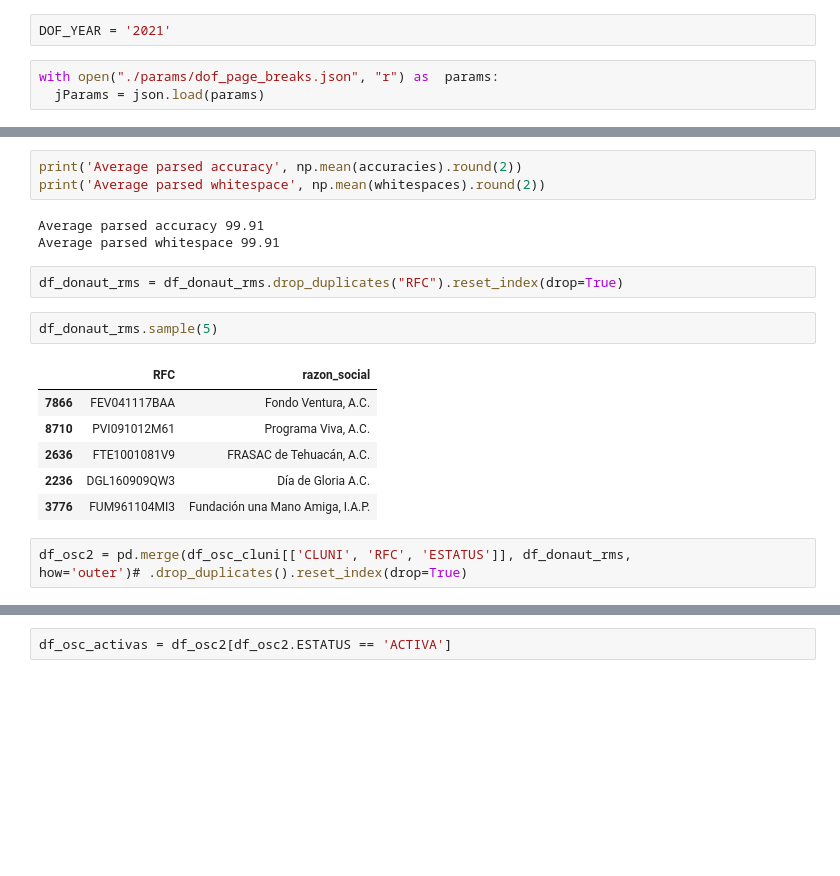
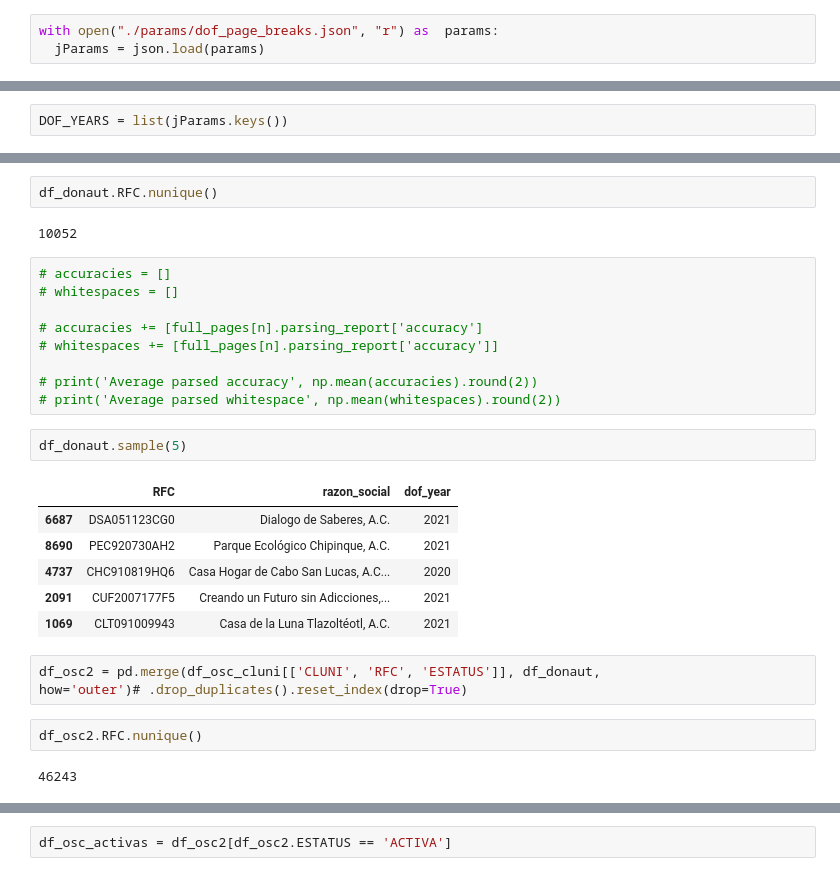
Before and after one commit to donelianc/osc-mexico-2020, a Jupyter notebook: get_osc_data.ipynb, the cells around one changed output, grey strips where cells are left out. Saved outputs shown, nothing was run; the diff lists cells and outputs as text; blank space fills up the shorter version.

```diff
--- a/get_osc_data.ipynb
+++ b/get_osc_data.ipynb
@@ -238,5 +224,3 @@ import json
-# %%
-DOF_YEAR = '2021'
 # %%
 with open("./params/dof_page_breaks.json", "r") as  params:
   jParams = json.load(params)
@@ -255,3 +227,5 @@ jParams['2021']['parse']
+# %%
+DOF_YEARS = list(jParams.keys())
 # %%
 def fix_multiple_cols_name(df):
     ncols = df.shape[1]
@@ -339,22 +349,31 @@ Check dataframe
+# %%
+df_donaut.RFC.nunique()
+# %% [output]
+10052
 # %%
-print('Average parsed accuracy', np.mean(accuracies).round(2))
-print('Average parsed whitespace', np.mean(whitespaces).round(2))
+# accuracies = []
+# whitespaces = []
+
+# accuracies += [full_pages[n].parsing_report['accuracy']
+# whitespaces += [full_pages[n].parsing_report['accuracy']]
+
+# print('Average parsed accuracy', np.mean(accuracies).round(2))
+# print('Average parsed whitespace', np.mean(whitespaces).round(2))
-# %% [output]
-Average parsed accuracy 99.91
-Average parsed whitespace 99.91
-# %%
-df_donaut_rms = df_donaut_rms.drop_duplicates("RFC").reset_index(drop=True)
 # %%
-df_donaut_rms.sample(5)
+df_donaut.sample(5)
 # %% [output]
-|  | RFC | razon_social |
-| 7866 | FEV041117BAA | Fondo Ventura, A.C. |
-| 8710 | PVI091012M61 | Programa Viva, A.C. |
-| 2636 | FTE1001081V9 | FRASAC de Tehuacán, A.C. |
-| 2236 | DGL160909QW3 | Día de Gloria A.C. |
-| 3776 | FUM961104MI3 | Fundación una Mano Amiga, I.A.P. |
+|  | RFC | razon_social | dof_year |
+| 6687 | DSA051123CG0 | Dialogo de Saberes, A.C. | 2021 |
+| 8690 | PEC920730AH2 | Parque Ecológico Chipinque, A.C. | 2021 |
+| 4737 | CHC910819HQ6 | Casa Hogar de Cabo San Lucas, A.C... | 2020 |
+| 2091 | CUF2007177F5 | Creando un Futuro sin Adicciones,... | 2021 |
+| 1069 | CLT091009943 | Casa de la Luna Tlazoltéotl, A.C. | 2021 |
 # %%
-df_osc2 = pd.merge(df_osc_cluni[['CLUNI', 'RFC', 'ESTATUS']], df_donaut_rms, how='outer')# .drop_duplicates().reset_index(drop=True)
+df_osc2 = pd.merge(df_osc_cluni[['CLUNI', 'RFC', 'ESTATUS']], df_donaut, how='outer')# .drop_duplicates().reset_index(drop=True)
+# %%
+df_osc2.RFC.nunique()
+# %% [output]
+46243
 # %%
 (~df_osc2.isna()).sum(axis=0)
 # %% [output]
```
Also changed, not shown: parts of 21 cells of this notebook, 1 other file.
